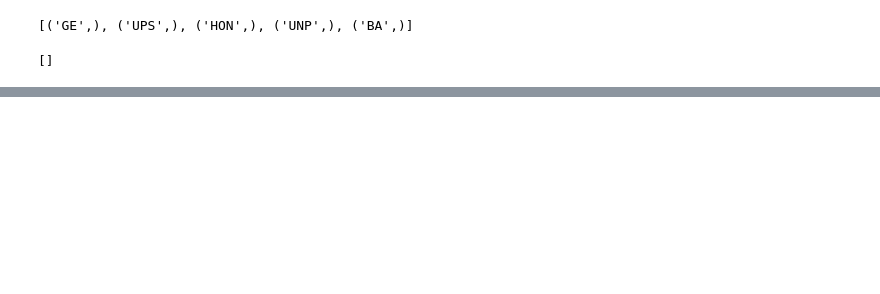
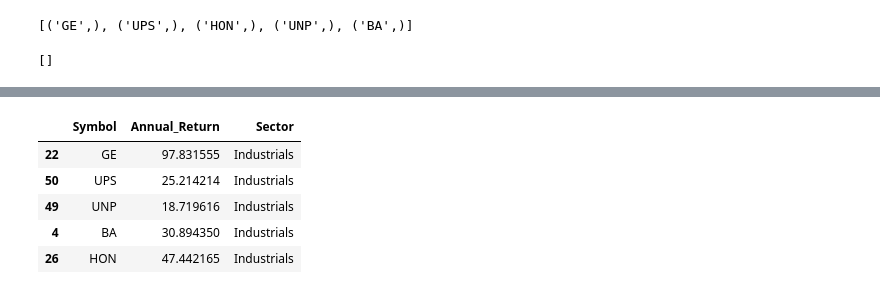
Before and after one commit to scottslusher/Portfolio-Builder, a Jupyter notebook: clean_list.ipynb, the cells around one changed output, grey strips where cells are left out. Saved outputs shown, nothing was run; the diff lists cells and outputs as text; code cells hidden in the pictures; blank space fills up the shorter version.

```diff
--- a/clean_list.ipynb
+++ b/clean_list.ipynb
@@ -281,0 +317,10 @@ XOM        39.406563                  Energy
+# %%
+industrials = all_df.loc[all_df['Sector'] == 'Industrials']
+industrials
+# %% [output]
+|  | Symbol | Annual_Return | Sector |
+| 22 | GE | 97.831555 | Industrials |
+| 50 | UPS | 25.214214 | Industrials |
+| 49 | UNP | 18.719616 | Industrials |
+| 4 | BA | 30.894350 | Industrials |
+| 26 | HON | 47.442165 | Industrials |
```
Also changed, not shown: parts of 10 cells of this notebook, 3 other files.
